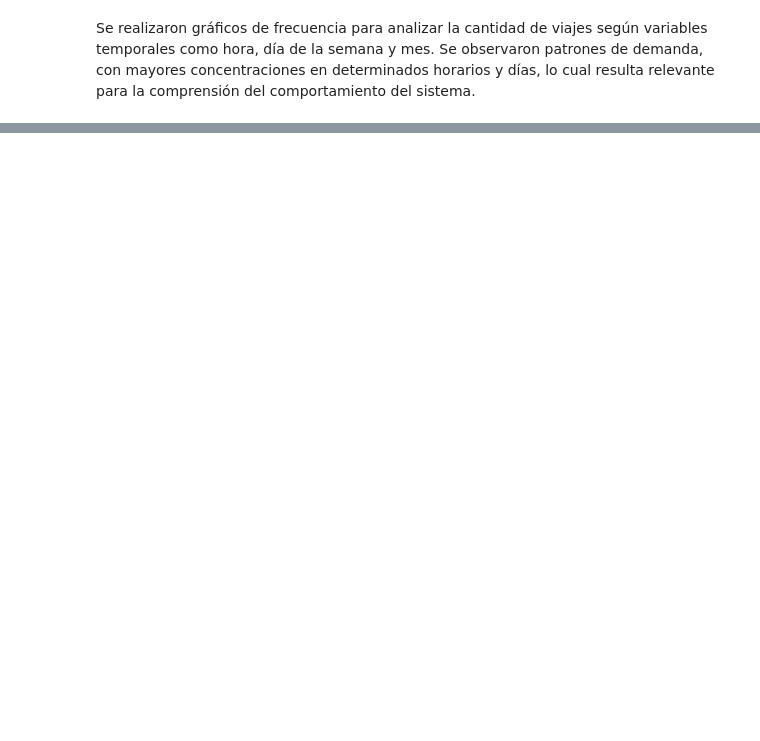
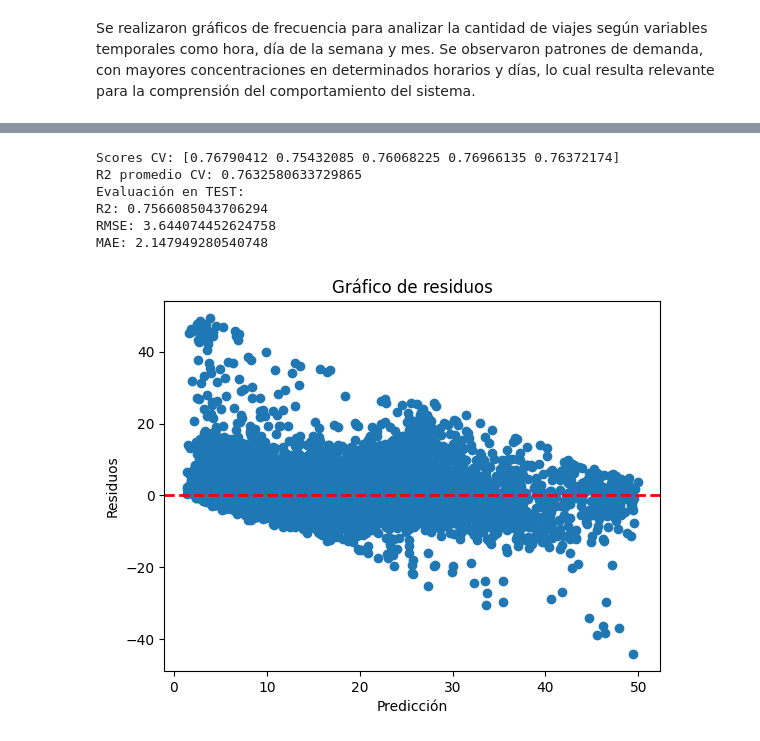
Before and after one commit to luciajaureguiheisterborg-eng/AA1-TUIA-2026C1-Jauregui-Narvaez-Nebbia, a Jupyter notebook: TP-regresion-AA1.ipynb, the cells around one changed output, grey strips where cells are left out. Drawn from its saved outputs; the diff is of its cells as text; code cells hidden in the pictures; blank space fills up the shorter version.

```diff
--- a/TP-regresion-AA1.ipynb
+++ b/TP-regresion-AA1.ipynb
@@ -450,0 +396,7 @@ Se dividió el conjunto de datos en entrenamiento (80%) y prueba (20%) utilizand
+# %%
+df_ml = df.copy()
+
+cols_a_eliminar =['key', 'date', 'pickup_datetime', 'pickup_longitude',
+       'pickup_latitude', 'dropoff_longitude', 'dropoff_latitude',
+       'passenger_count', 'month']
+df_ml.drop(columns=cols_a_eliminar, inplace=True)
@@ -450,0 +431,38 @@ Se dividió el conjunto de datos en entrenamiento (80%) y prueba (20%) utilizand
+# %%
+#validacion cruzada
+scores = cross_val_score(modelo, X_train_scaled, y_train, cv=5, scoring='r2')
+
+print("Scores CV:", scores)
+print("R2 promedio CV:", scores.mean()) #que porcentaje explica del modelo
+
+
+#entrenamos el modelo con todo el train
+modelo.fit(X_train_scaled, y_train)
+
+#predicciones
+y_pred = modelo.predict(X_test_scaled)
+
+#resumen de metricas
+print("Evaluación en TEST:")
+print("R2:", r2_score(y_test, y_pred))
+print("RMSE:", np.sqrt(mean_squared_error(y_test, y_pred)))
+print("MAE:", mean_absolute_error(y_test, y_pred)) #en promedio, cuanto le erra mi prediccion
+# %% [output]
+Scores CV: [0.76790412 0.75432085 0.76068225 0.76966135 0.76372174]
+R2 promedio CV: 0.7632580633729865
+Evaluación en TEST:
+R2: 0.7566085043706294
+RMSE: 3.644074452624758
+MAE: 2.147949280540748
+# %%
+#grafico de residuos
+residuos = y_test - y_pred
+
+plt.scatter(y_pred, residuos)
+plt.axhline(y=0, color='red', linestyle='--', linewidth=2)
+plt.xlabel("Predicción")
+plt.ylabel("Residuos")
+plt.title("Gráfico de residuos")
+plt.show()
+# %% [output]
+[figure, added]
```
Also changed, not shown: parts of 27 cells of this notebook.
